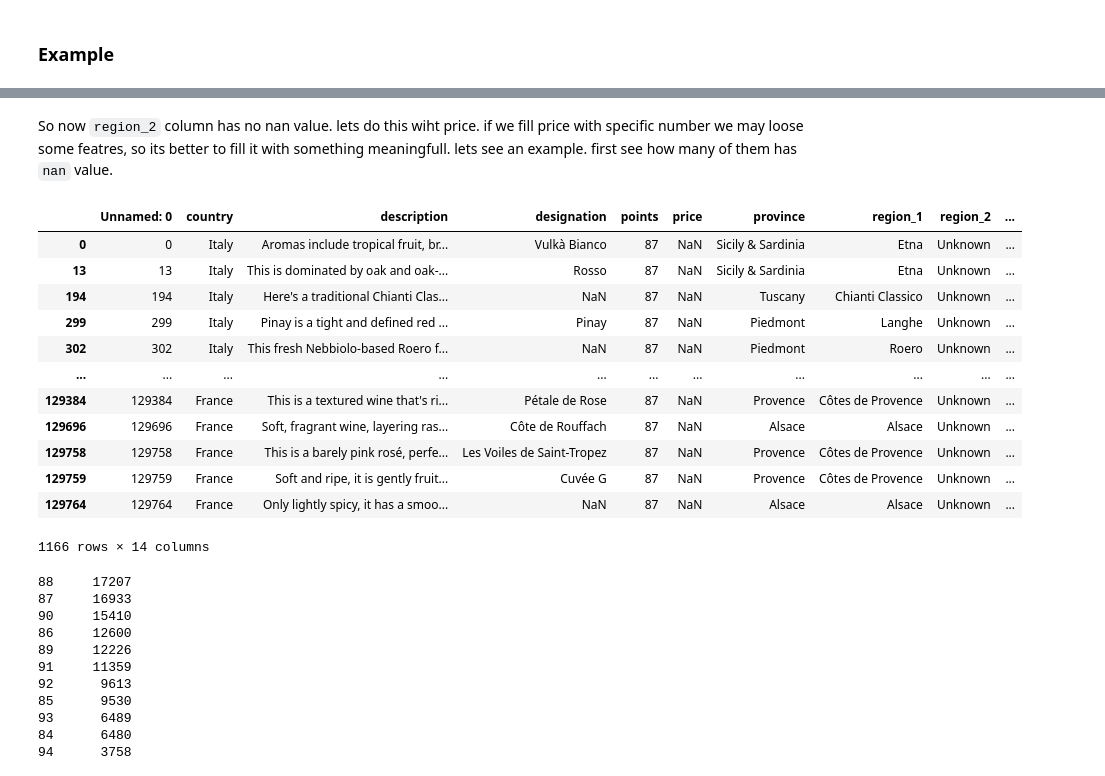
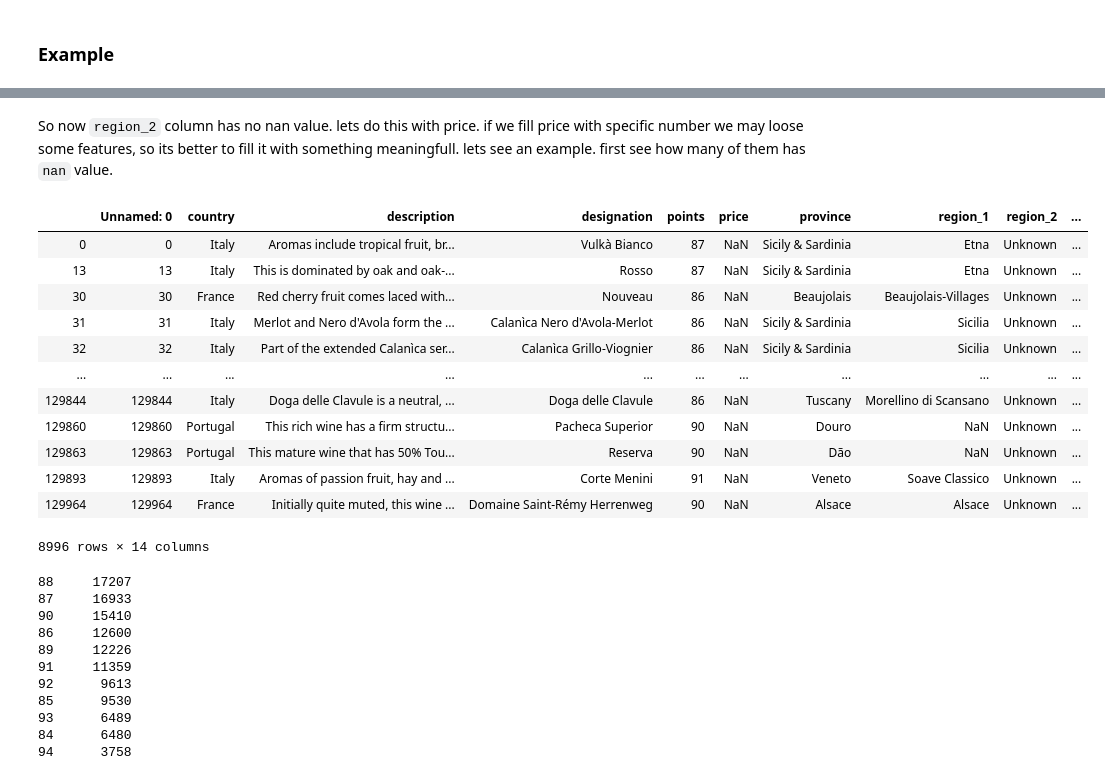
Before and after one commit to ahforoughi/AIPRA, a Jupyter notebook: 3. pndas/Untitled.ipynb, the cells around one changed output, grey strips where cells are left out. Drawn from its saved outputs; the diff is of its cells as text; code cells hidden in the pictures.

```diff
--- a/3. pndas/Untitled.ipynb
+++ b/3. pndas/Untitled.ipynb
@@ -176,21 +193,21 @@ reviews['region_2'] = pd.DataFrame(reviews.region_2.fillna("Unknown"))
 # %% [markdown]
-So now `region_2` column has no nan value. lets do this wiht price. if we fill price with specific number we may loose some featres, so its better to fill it with something meaningfull. lets see an example. first see how many of them has `nan` value.
+So now `region_2` column has no nan value. lets do this with price. if we fill price with specific number we may loose some features, so its better to fill it with something meaningfull. lets see an example. first see how many of them has `nan` value.
 # %%
-reviews[(reviews.price.isna()) & (reviews.points==87) ]
+reviews[(reviews.price.isna())]
 # %% [output]
 |  | Unnamed: 0 | country | description | designation | points | price | province | region_1 | region_2 | ... |
 | 0 | 0 | Italy | Aromas include tropical fruit, br... | Vulkà Bianco | 87 | NaN | Sicily & Sardinia | Etna | Unknown | ... |
 | 13 | 13 | Italy | This is dominated by oak and oak-... | Rosso | 87 | NaN | Sicily & Sardinia | Etna | Unknown | ... |
-| 194 | 194 | Italy | Here's a traditional Chianti Clas... | NaN | 87 | NaN | Tuscany | Chianti Classico | Unknown | ... |
-| 299 | 299 | Italy | Pinay is a tight and defined red ... | Pinay | 87 | NaN | Piedmont | Langhe | Unknown | ... |
-| 302 | 302 | Italy | This fresh Nebbiolo-based Roero f... | NaN | 87 | NaN | Piedmont | Roero | Unknown | ... |
+| 30 | 30 | France | Red cherry fruit comes laced with... | Nouveau | 86 | NaN | Beaujolais | Beaujolais-Villages | Unknown | ... |
+| 31 | 31 | Italy | Merlot and Nero d'Avola form the ... | Calanìca Nero d'Avola-Merlot | 86 | NaN | Sicily & Sardinia | Sicilia | Unknown | ... |
+| 32 | 32 | Italy | Part of the extended Calanìca ser... | Calanìca Grillo-Viognier | 86 | NaN | Sicily & Sardinia | Sicilia | Unknown | ... |
 | ... | ... | ... | ... | ... | ... | ... | ... | ... | ... | ... |
-| 129384 | 129384 | France | This is a textured wine that's ri... | Pétale de Rose | 87 | NaN | Provence | Côtes de Provence | Unknown | ... |
-| 129696 | 129696 | France | Soft, fragrant wine, layering ras... | Côte de Rouffach | 87 | NaN | Alsace | Alsace | Unknown | ... |
-| 129758 | 129758 | France | This is a barely pink rosé, perfe... | Les Voiles de Saint-Tropez | 87 | NaN | Provence | Côtes de Provence | Unknown | ... |
-| 129759 | 129759 | France | Soft and ripe, it is gently fruit... | Cuvée G | 87 | NaN | Provence | Côtes de Provence | Unknown | ... |
-| 129764 | 129764 | France | Only lightly spicy, it has a smoo... | NaN | 87 | NaN | Alsace | Alsace | Unknown | ... |
+| 129844 | 129844 | Italy | Doga delle Clavule is a neutral, ... | Doga delle Clavule | 86 | NaN | Tuscany | Morellino di Scansano | Unknown | ... |
+| 129860 | 129860 | Portugal | This rich wine has a firm structu... | Pacheca Superior | 90 | NaN | Douro | NaN | Unknown | ... |
+| 129863 | 129863 | Portugal | This mature wine that has 50% Tou... | Reserva | 90 | NaN | Dão | NaN | Unknown | ... |
+| 129893 | 129893 | Italy | Aromas of passion fruit, hay and ... | Corte Menini | 91 | NaN | Veneto | Soave Classico | Unknown | ... |
+| 129964 | 129964 | France | Initially quite muted, this wine ... | Domaine Saint-Rémy Herrenweg | 90 | NaN | Alsace | Alsace | Unknown | ... |
-1166 rows × 14 columns
+8996 rows × 14 columns
 # %%
 reviews.points.value_counts()
 # %% [output]
```
Also changed, not shown: parts of 10 cells of this notebook, 27 other files.
